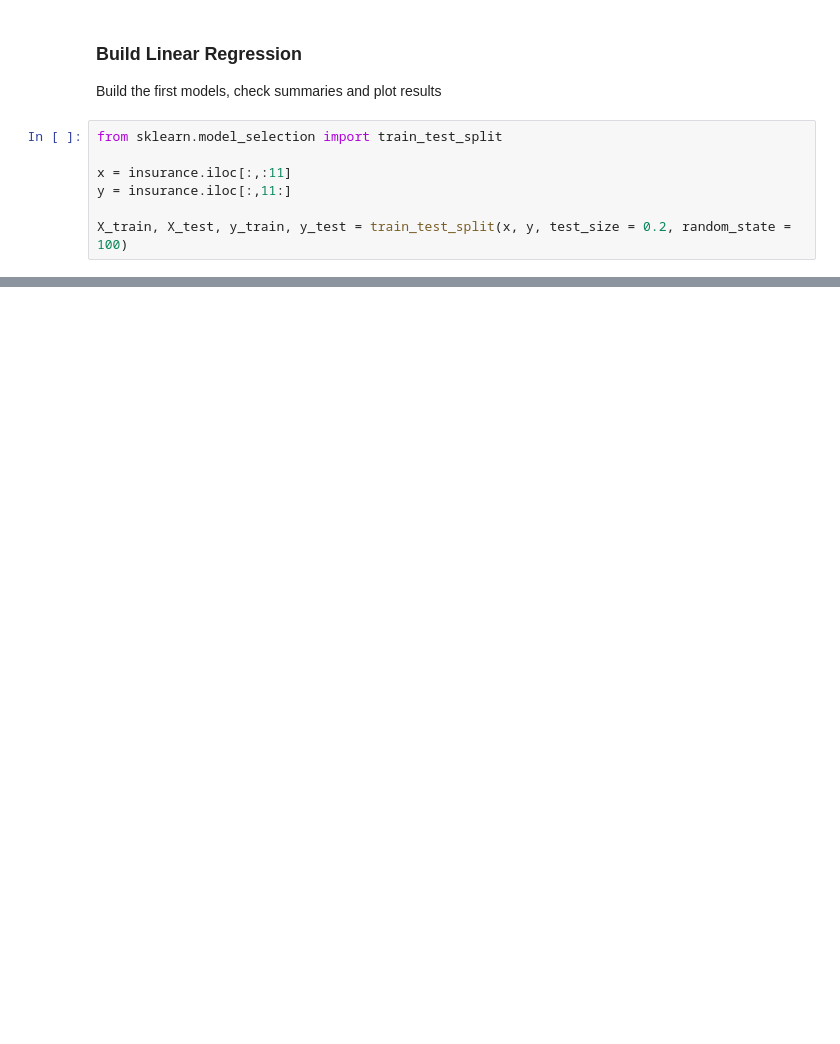
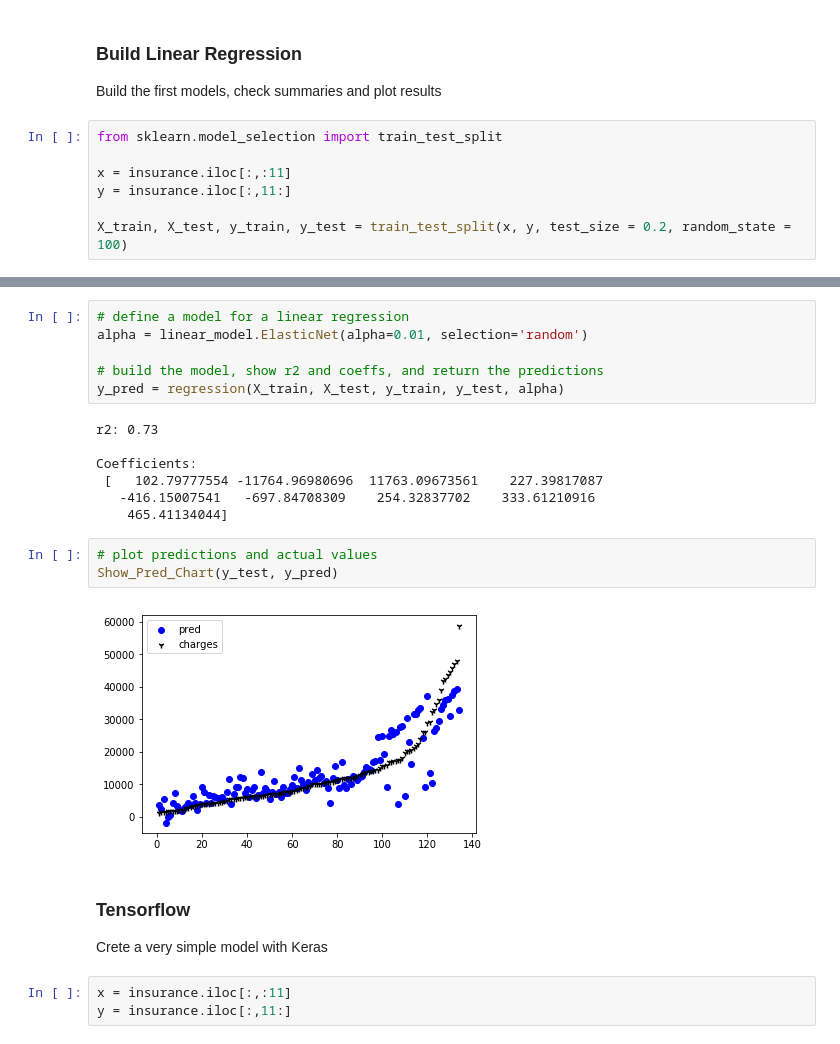
Before and after one commit to Thiagobc23/Practice, a Jupyter notebook: Python/05_correlation_lin_regression/02_regression_models.ipynb, the cells around one changed output, grey strips where cells are left out. Saved outputs shown, nothing was run; the diff lists cells and outputs as text; blank space fills up the shorter version.

```diff
--- a/Python/05_correlation_lin_regression/02_regression_models.ipynb
+++ b/Python/05_correlation_lin_regression/02_regression_models.ipynb
@@ -208,0 +212,24 @@ plt.show()
+# %%
+# define a model for a linear regression
+alpha = linear_model.ElasticNet(alpha=0.01, selection='random')
+
+# build the model, show r2 and coeffs, and return the predictions
+y_pred = regression(X_train, X_test, y_train, y_test, alpha)
+# %% [output]
+r2: 0.73
+
+Coefficients:
+ [   102.79777554 -11764.96980696  11763.09673561    227.39817087
+   -416.15007541   -697.84708309    254.32837702    333.61210916
+    465.41134044]
+# %%
+# plot predictions and actual values
+Show_Pred_Chart(y_test, y_pred)
+# %% [output]
+[figure, added]
+# %% [markdown]
+### Tensorflow
+Crete a very simple model with Keras
+# %%
+x = insurance.iloc[:,:11]
+y = insurance.iloc[:,11:]
```
Also changed, not shown: parts of 23 cells of this notebook.
